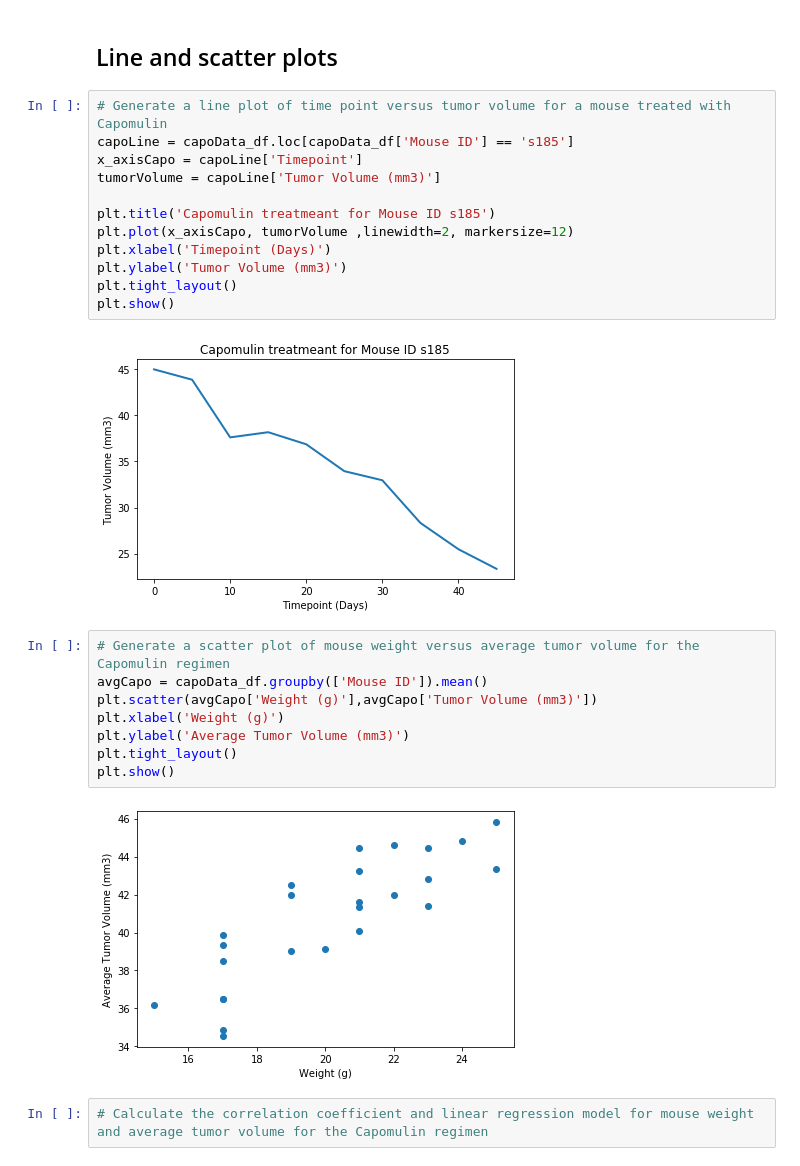
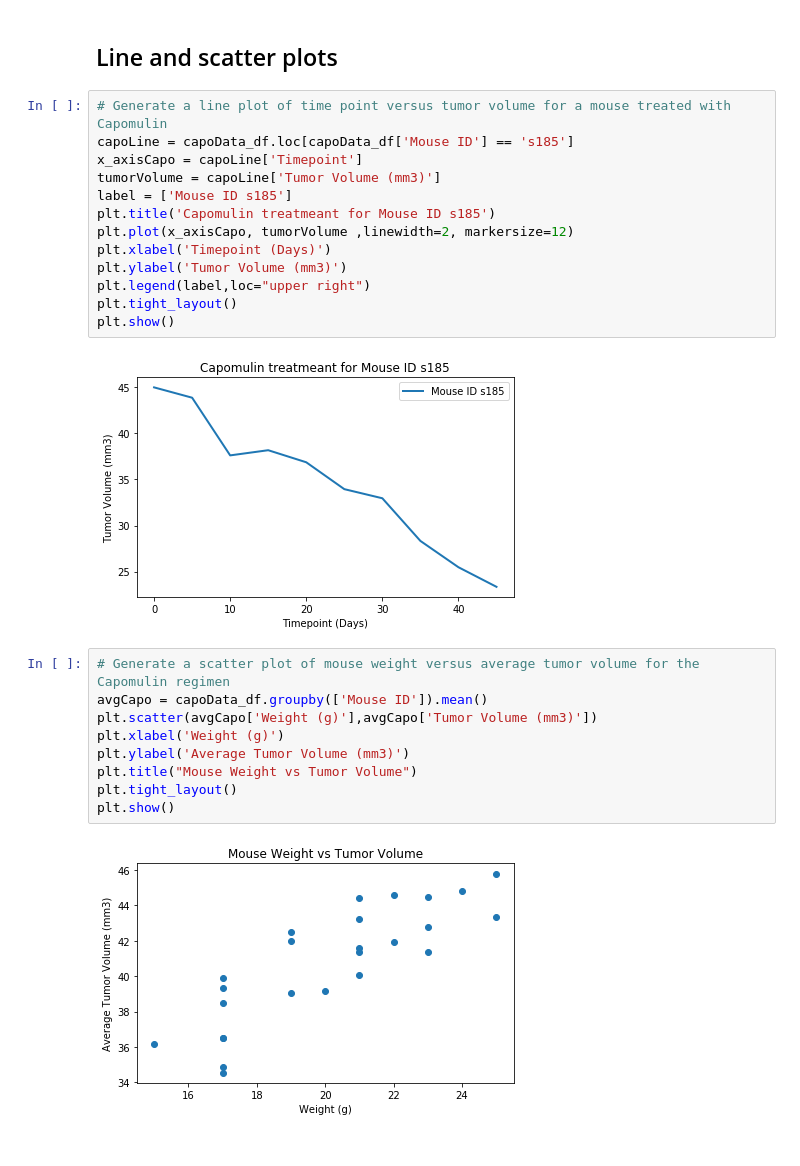
Before and after one commit to TravisDC5/matplotlib-challenege, a Jupyter notebook: 05-Matplotlib_HW_Instructions_Pymaceuticals_pymaceuticals_starter.ipynb, the cells around one changed output. Cells and saved outputs as stored; diff of their text form.

```diff
--- a/05-Matplotlib_HW_Instructions_Pymaceuticals_pymaceuticals_starter.ipynb
+++ b/05-Matplotlib_HW_Instructions_Pymaceuticals_pymaceuticals_starter.ipynb
@@ -206,24 +212,24 @@ plt.show()
 capoLine = capoData_df.loc[capoData_df['Mouse ID'] == 's185']
 x_axisCapo = capoLine['Timepoint']
 tumorVolume = capoLine['Tumor Volume (mm3)']
-
+label = ['Mouse ID s185']
 plt.title('Capomulin treatmeant for Mouse ID s185')
 plt.plot(x_axisCapo, tumorVolume ,linewidth=2, markersize=12)
 plt.xlabel('Timepoint (Days)')
 plt.ylabel('Tumor Volume (mm3)')
+plt.legend(label,loc="upper right")
 plt.tight_layout()
 plt.show()
 # %% [output]
-[figure, old version]
+[figure, new version]
 # %%
 # Generate a scatter plot of mouse weight versus average tumor volume for the Capomulin regimen
 avgCapo = capoData_df.groupby(['Mouse ID']).mean()
 plt.scatter(avgCapo['Weight (g)'],avgCapo['Tumor Volume (mm3)'])
 plt.xlabel('Weight (g)')
 plt.ylabel('Average Tumor Volume (mm3)')
+plt.title("Mouse Weight vs Tumor Volume")
 plt.tight_layout()
 plt.show()
 # %% [output]
-[figure, old version]
+[figure, new version]
-# %%
-# Calculate the correlation coefficient and linear regression model for mouse weight and average tumor volume for the Capomulin regimen
```
Also changed, not shown: parts of 2 cells of this notebook.
